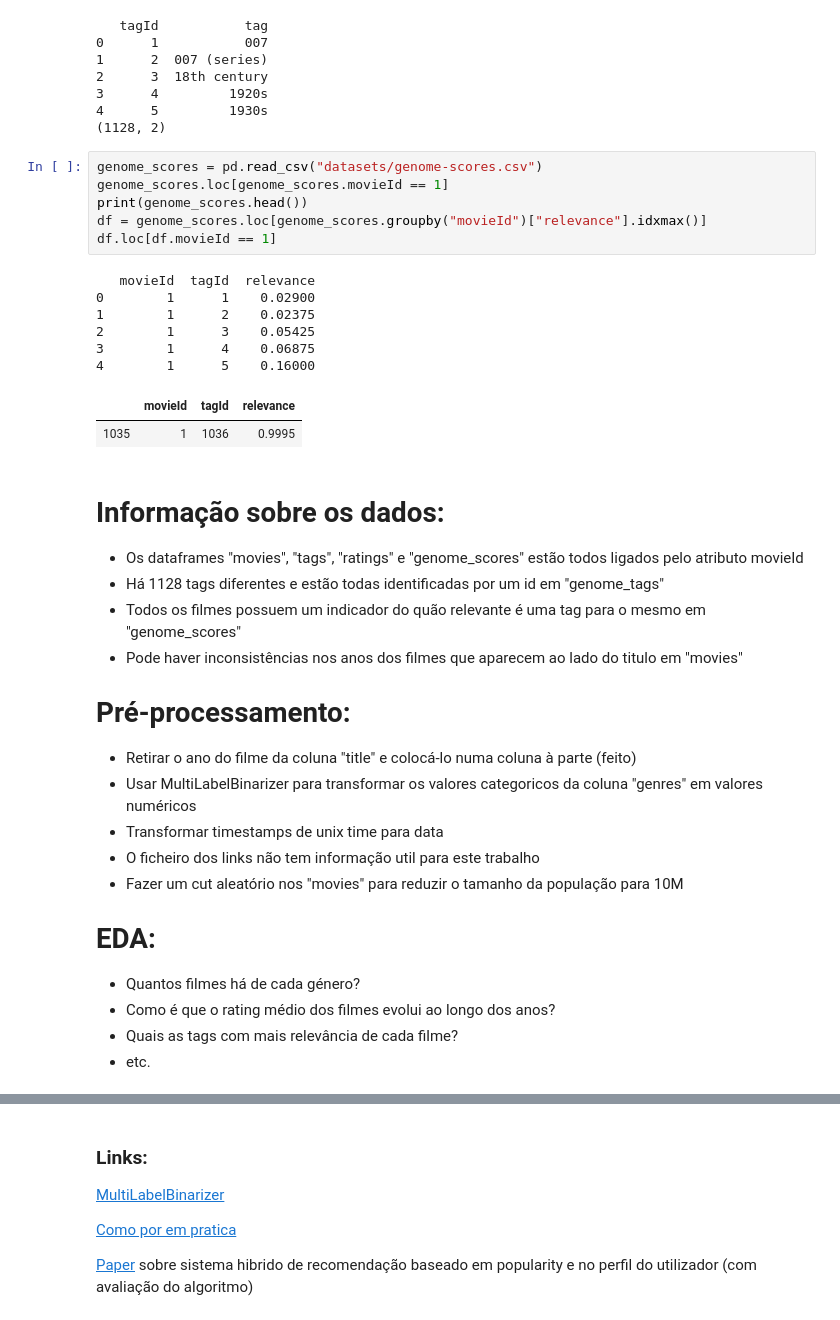
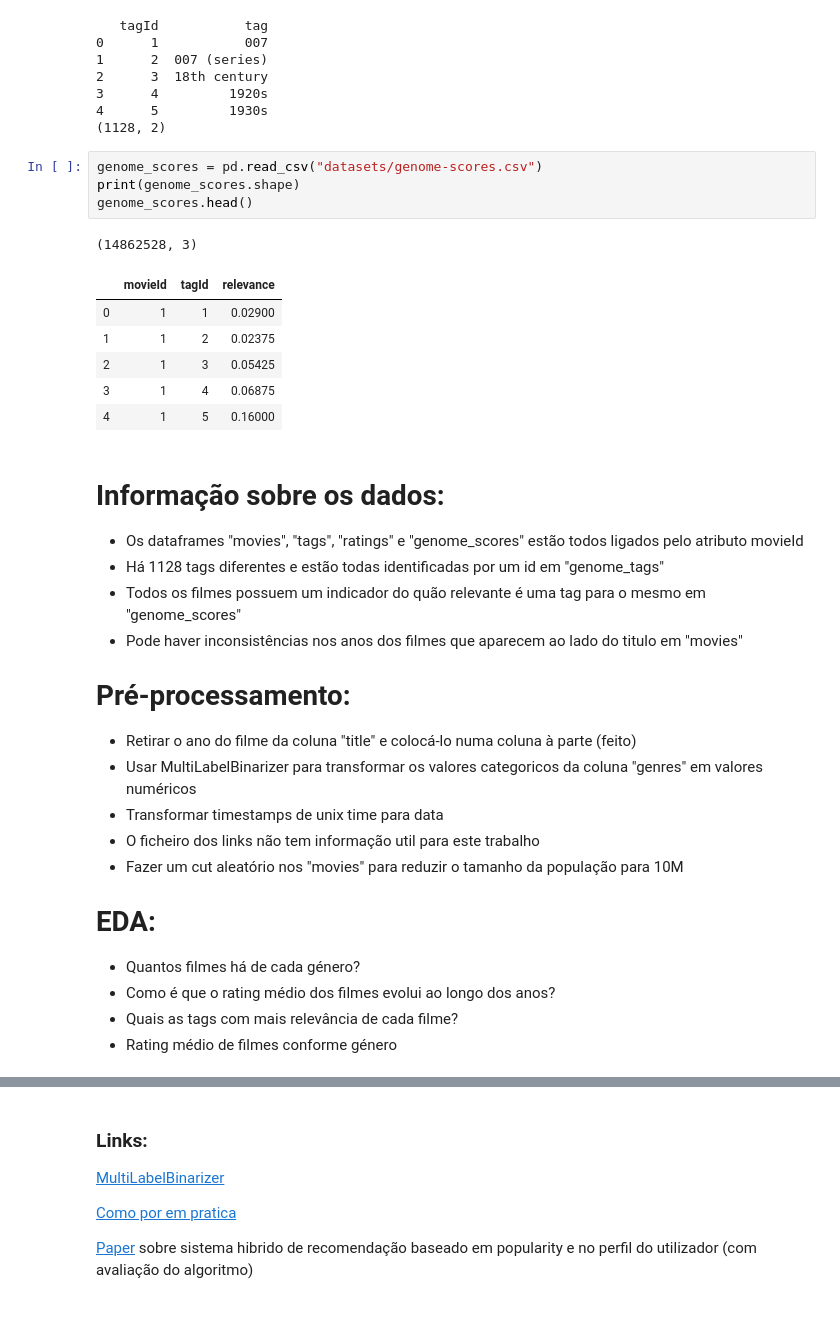
Before and after one commit to Vasco27/projeto_ids_1920, a Jupyter notebook: data_exploring.ipynb, the cells around one changed output, grey strips where cells are left out. Cells and saved outputs as stored; diff of their text form.

```diff
--- a/data_exploring.ipynb
+++ b/data_exploring.ipynb
@@ -93,19 +89,16 @@ print(genome_tags.shape)
 (1128, 2)
 # %%
 genome_scores = pd.read_csv("datasets/genome-scores.csv")
-genome_scores.loc[genome_scores.movieId == 1]
-print(genome_scores.head())
-df = genome_scores.loc[genome_scores.groupby("movieId")["relevance"].idxmax()]
-df.loc[df.movieId == 1]
+print(genome_scores.shape)
+genome_scores.head()
 # %% [output]
-   movieId  tagId  relevance
-0        1      1    0.02900
-1        1      2    0.02375
-2        1      3    0.05425
-3        1      4    0.06875
-4        1      5    0.16000
+(14862528, 3)
 |  | movieId | tagId | relevance |
-| 1035 | 1 | 1036 | 0.9995 |
+| 0 | 1 | 1 | 0.02900 |
+| 1 | 1 | 2 | 0.02375 |
+| 2 | 1 | 3 | 0.05425 |
+| 3 | 1 | 4 | 0.06875 |
+| 4 | 1 | 5 | 0.16000 |
 # %% [markdown]
 # Informação sobre os dados:
 
@@ -127,7 +120,7 @@ df.loc[df.movieId == 1]
 * Quantos filmes há de cada género?
 * Como é que o rating médio dos filmes evolui ao longo dos anos?
 * Quais as tags com mais relevância de cada filme?
-* etc.
+* Rating médio de filmes conforme género
 # %%
 #Quantos filmes há de cada género:
 import pandas as pd
```
Also changed, not shown: parts of 23 cells of this notebook.
